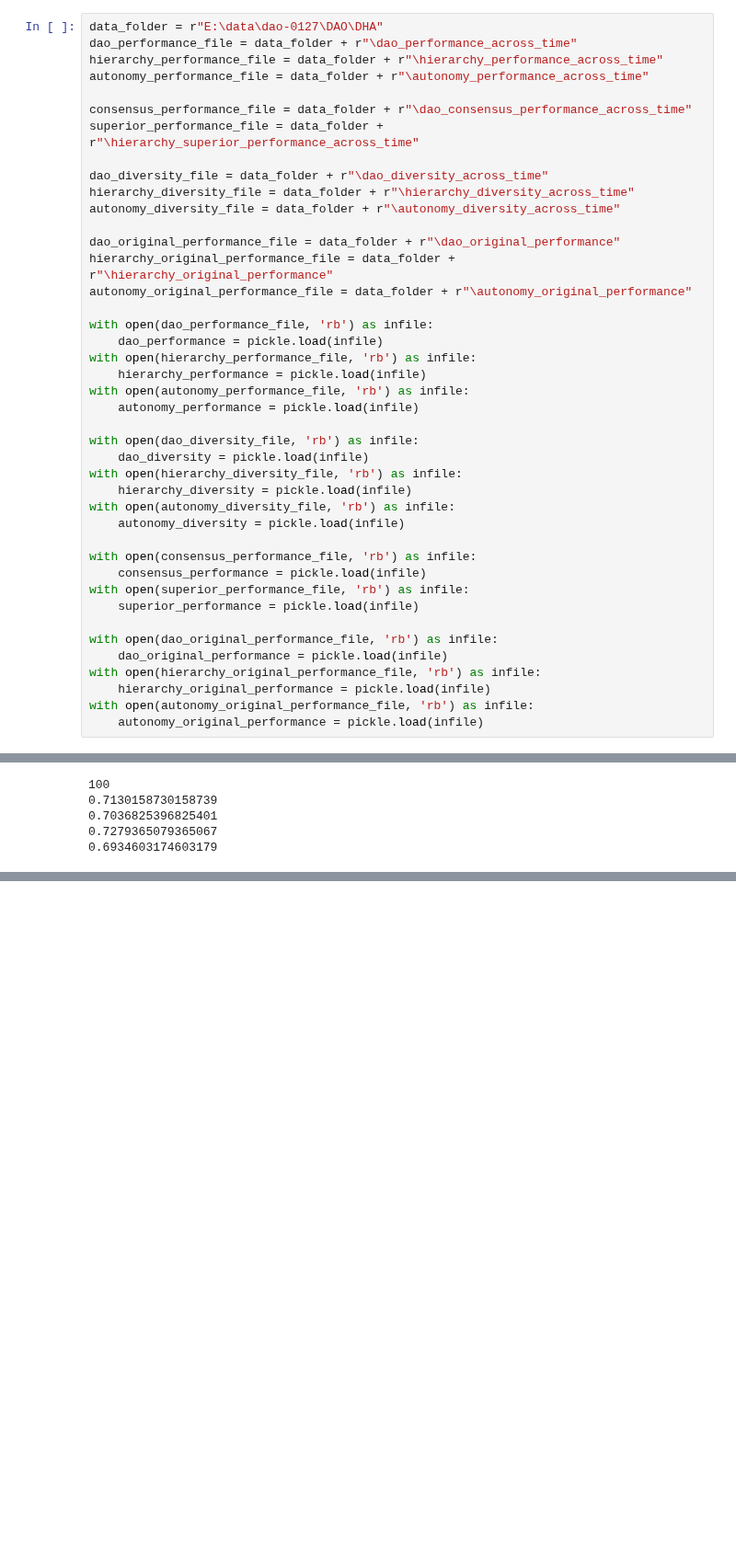
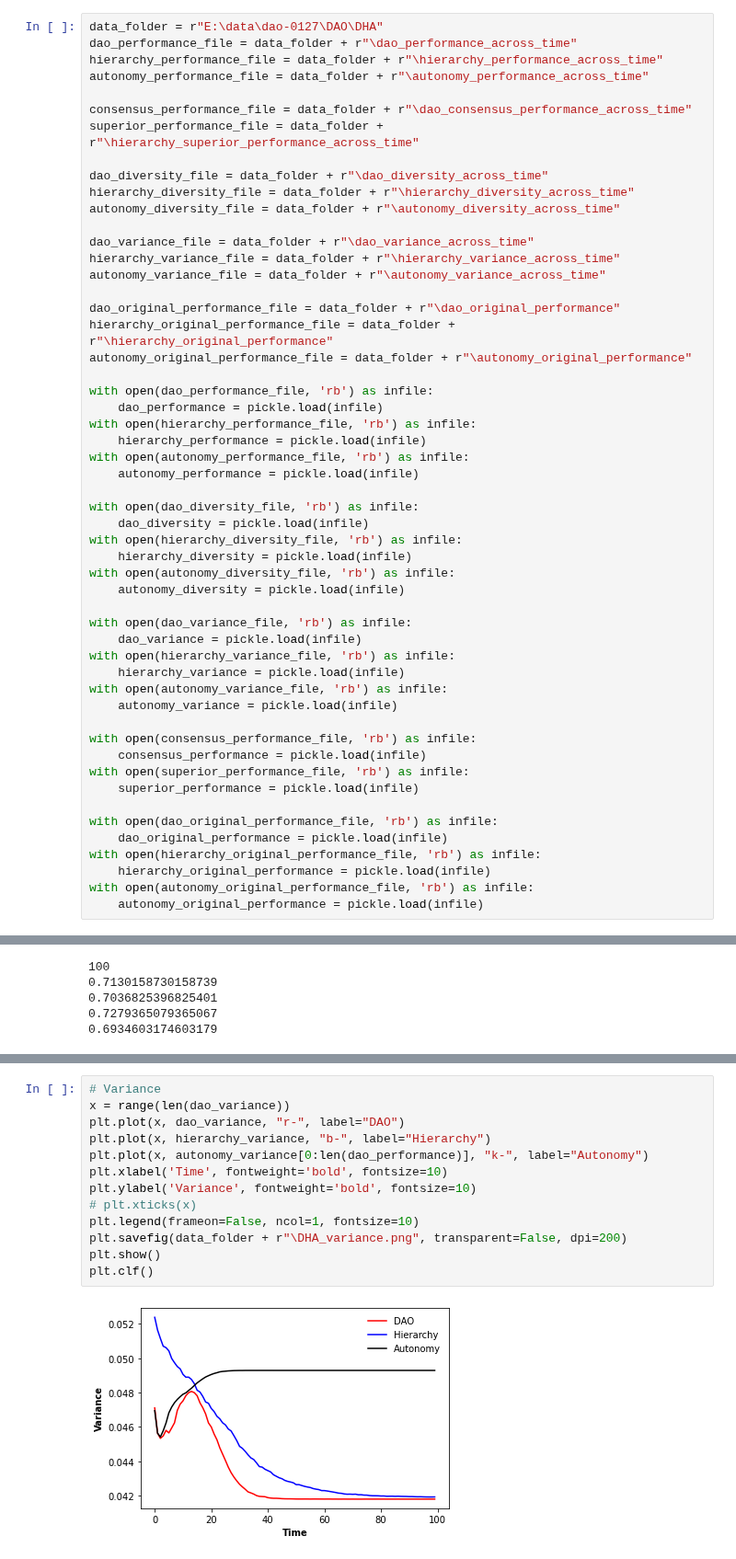
Before and after one commit to GrandJune/DAOs, a Jupyter notebook: V3/DHA/Evaluator.ipynb, the cells around one changed output, grey strips where cells are left out. Shown at 92% size. Saved outputs shown, nothing was run; the diff lists cells and outputs as text; blank space fills up the shorter version.

```diff
--- a/V3/DHA/Evaluator.ipynb
+++ b/V3/DHA/Evaluator.ipynb
@@ -14,6 +14,10 @@ superior_performance_file = data_folder + r"\hierarchy_superior_performance_acro
 dao_diversity_file = data_folder + r"\dao_diversity_across_time"
 hierarchy_diversity_file = data_folder + r"\hierarchy_diversity_across_time"
 autonomy_diversity_file = data_folder + r"\autonomy_diversity_across_time"
+
+dao_variance_file = data_folder + r"\dao_variance_across_time"
+hierarchy_variance_file = data_folder + r"\hierarchy_variance_across_time"
+autonomy_variance_file = data_folder + r"\autonomy_variance_across_time"
 
 dao_original_performance_file = data_folder + r"\dao_original_performance"
 hierarchy_original_performance_file = data_folder + r"\hierarchy_original_performance"
@@ -33,6 +37,13 @@ with open(hierarchy_diversity_file, 'rb') as infile:
 with open(autonomy_diversity_file, 'rb') as infile:
     autonomy_diversity = pickle.load(infile)
 
+with open(dao_variance_file, 'rb') as infile:
+    dao_variance = pickle.load(infile)
+with open(hierarchy_variance_file, 'rb') as infile:
+    hierarchy_variance = pickle.load(infile)
+with open(autonomy_variance_file, 'rb') as infile:
+    autonomy_variance = pickle.load(infile)
+
 with open(consensus_performance_file, 'rb') as infile:
     consensus_performance = pickle.load(infile)
 with open(superior_performance_file, 'rb') as infile:
@@ -92 +103,16 @@ plt.clf()
 <Figure size 432x288 with 0 Axes>
+# %%
+# Variance
+x = range(len(dao_variance))
+plt.plot(x, dao_variance, "r-", label="DAO")
+plt.plot(x, hierarchy_variance, "b-", label="Hierarchy")
+plt.plot(x, autonomy_variance[0:len(dao_performance)], "k-", label="Autonomy")
+plt.xlabel('Time', fontweight='bold', fontsize=10)
+plt.ylabel('Variance', fontweight='bold', fontsize=10)
+# plt.xticks(x)
+plt.legend(frameon=False, ncol=1, fontsize=10)
+plt.savefig(data_folder + r"\DHA_variance.png", transparent=False, dpi=200)
+plt.show()
+plt.clf()
+# %% [output]
+[figure, added]
```
Also changed, not shown: parts of 2 cells of this notebook, 5 other files.
